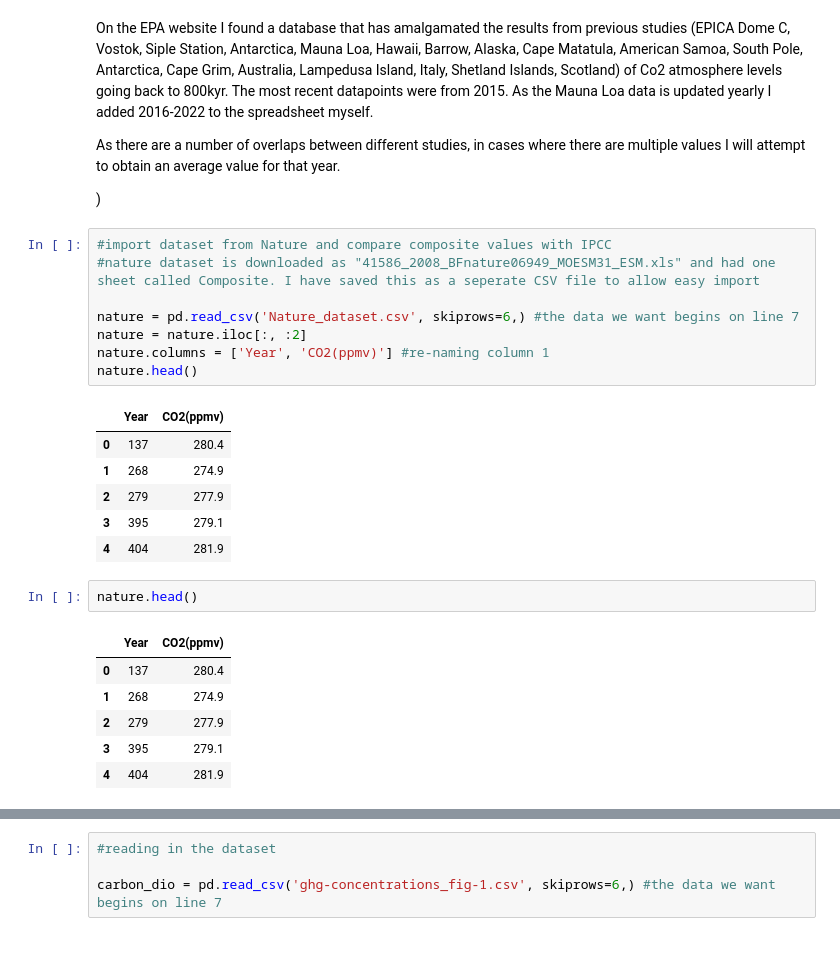
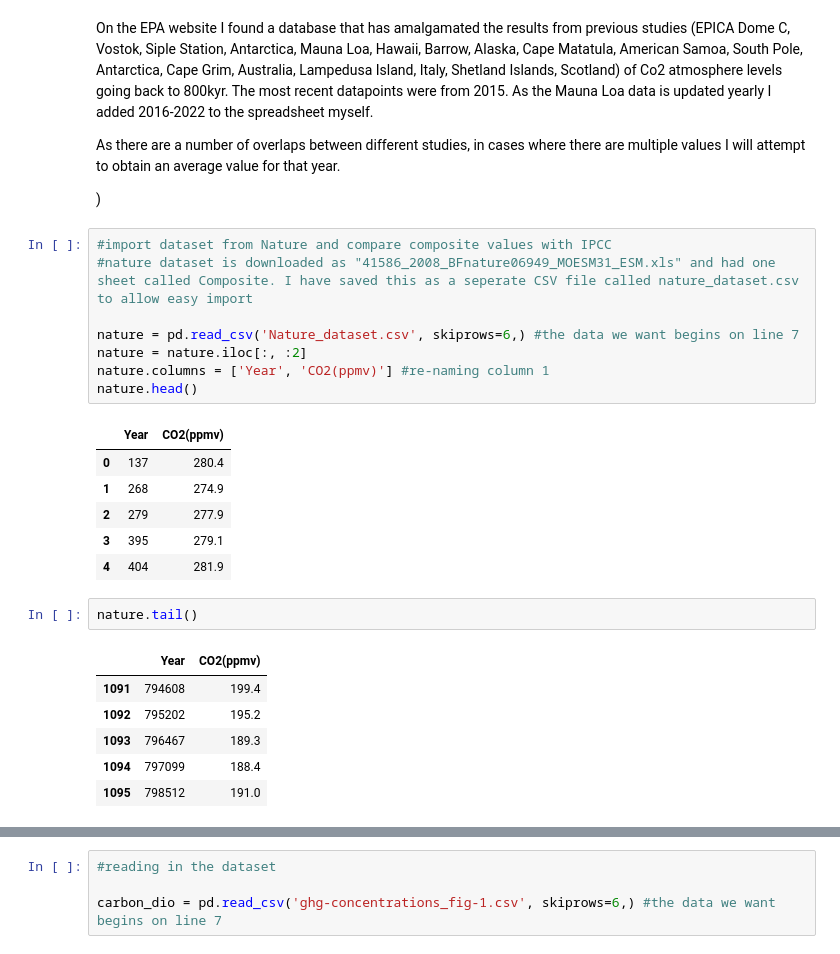
Before and after one commit to Kevin002023/PFDA--Climate-Project, a Jupyter notebook: PFDA-Project-2.ipynb, the cells around one changed output, grey strips where cells are left out. Saved outputs shown, nothing was run; the diff lists cells and outputs as text.

Commit message:
comparing both datasets

```diff
--- a/PFDA-Project-2.ipynb
+++ b/PFDA-Project-2.ipynb
@@ -55,7 +55,7 @@ As there are a number of overlaps between different studies, in cases where ther
  )
 # %%
 #import dataset from Nature and compare composite values with IPCC
-#nature dataset is downloaded as "41586_2008_BFnature06949_MOESM31_ESM.xls" and had one sheet called Composite. I have saved this as a seperate CSV file to allow easy import
+#nature dataset is downloaded as "41586_2008_BFnature06949_MOESM31_ESM.xls" and had one sheet called Composite. I have saved this as a seperate CSV file called nature_dataset.csv to allow easy import
 
 nature = pd.read_csv('Nature_dataset.csv', skiprows=6,) #the data we want begins on line 7
 nature = nature.iloc[:, :2]
@@ -69,14 +69,14 @@ nature.head()
 | 3 | 395 | 279.1 |
 | 4 | 404 | 281.9 |
 # %%
-nature.head()
+nature.tail()
 # %% [output]
 |  | Year | CO2(ppmv) |
-| 0 | 137 | 280.4 |
-| 1 | 268 | 274.9 |
-| 2 | 279 | 277.9 |
-| 3 | 395 | 279.1 |
-| 4 | 404 | 281.9 |
+| 1091 | 794608 | 199.4 |
+| 1092 | 795202 | 195.2 |
+| 1093 | 796467 | 189.3 |
+| 1094 | 797099 | 188.4 |
+| 1095 | 798512 | 191.0 |
 # %%
 plt.figure(figsize=(8, 6))  # Adjust the figure size if needed
 
```
Also changed, not shown: parts of 13 cells of this notebook, 2 other files.
